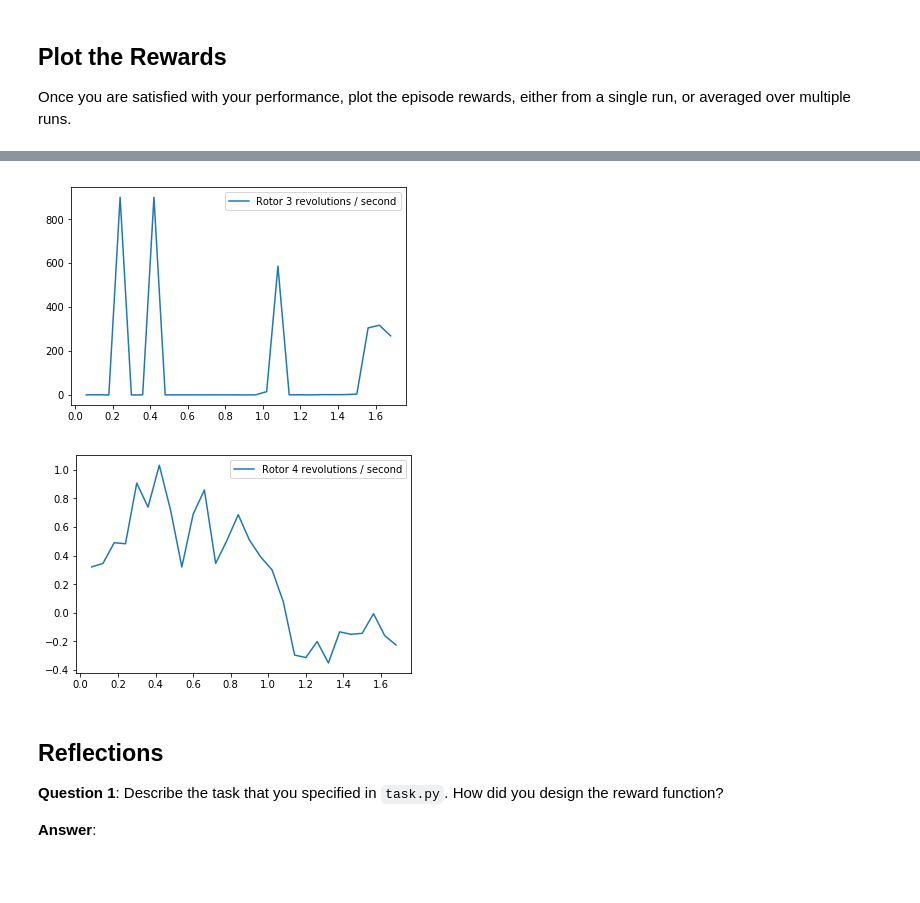
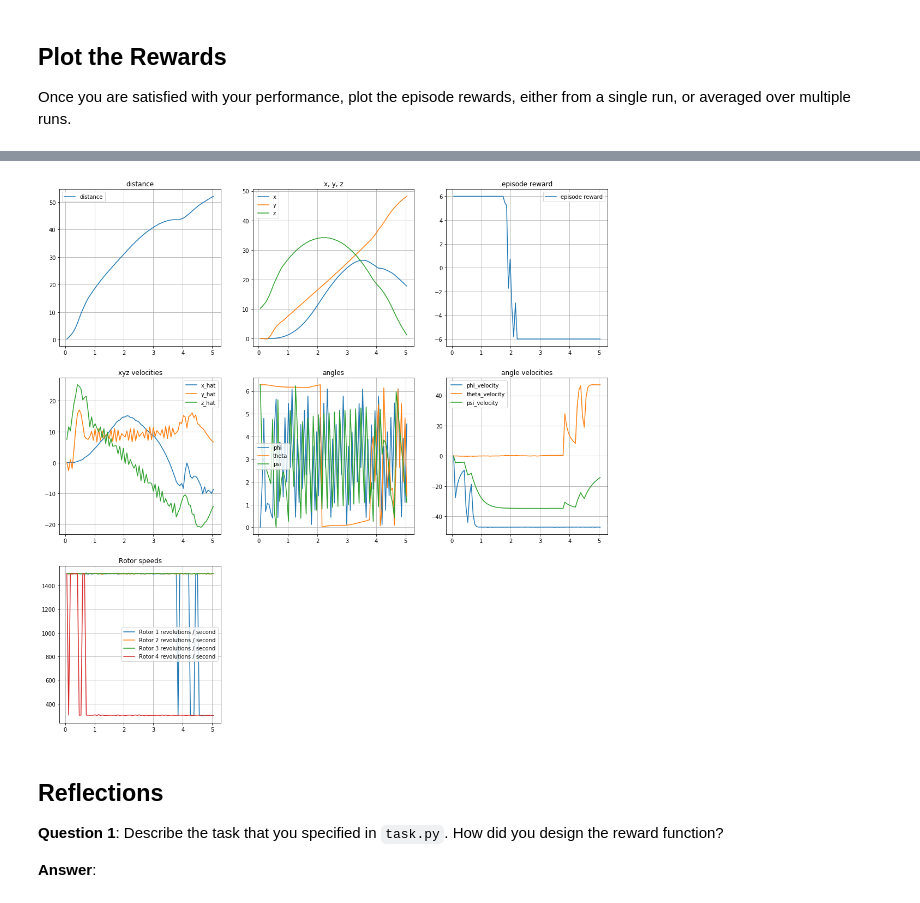
Before and after one commit to astelmashenko/rl_quadcopter, a Jupyter notebook: Quadcopter_Project.ipynb, the cells around one changed output, grey strips where cells are left out. Saved outputs shown, nothing was run; the diff lists cells and outputs as text; code cells hidden in the pictures; blank space fills up the shorter version.

```diff
--- a/Quadcopter_Project.ipynb
+++ b/Quadcopter_Project.ipynb
@@ -355,15 +300,7 @@ _ = plt.ylim()
-# %%
-plt.plot(results['time'], results['rotor_speed3'], label='Rotor 3 revolutions / second')
-plt.legend()
-_ = plt.ylim()
-# %% [output]
-[figure, removed]
-# %%
-plt.plot(results['time'], results['rotor_speed4'], label='Rotor 4 revolutions / second')
-plt.legend()
-_ = plt.ylim()
-# %% [output]
-[figure, removed]
+# %%
+plots(results)
+# %% [output]
+[figure, added]
 # %% [markdown]
 ## Reflections
 
```
Also changed, not shown: parts of 12 cells of this notebook, 5 other files.
